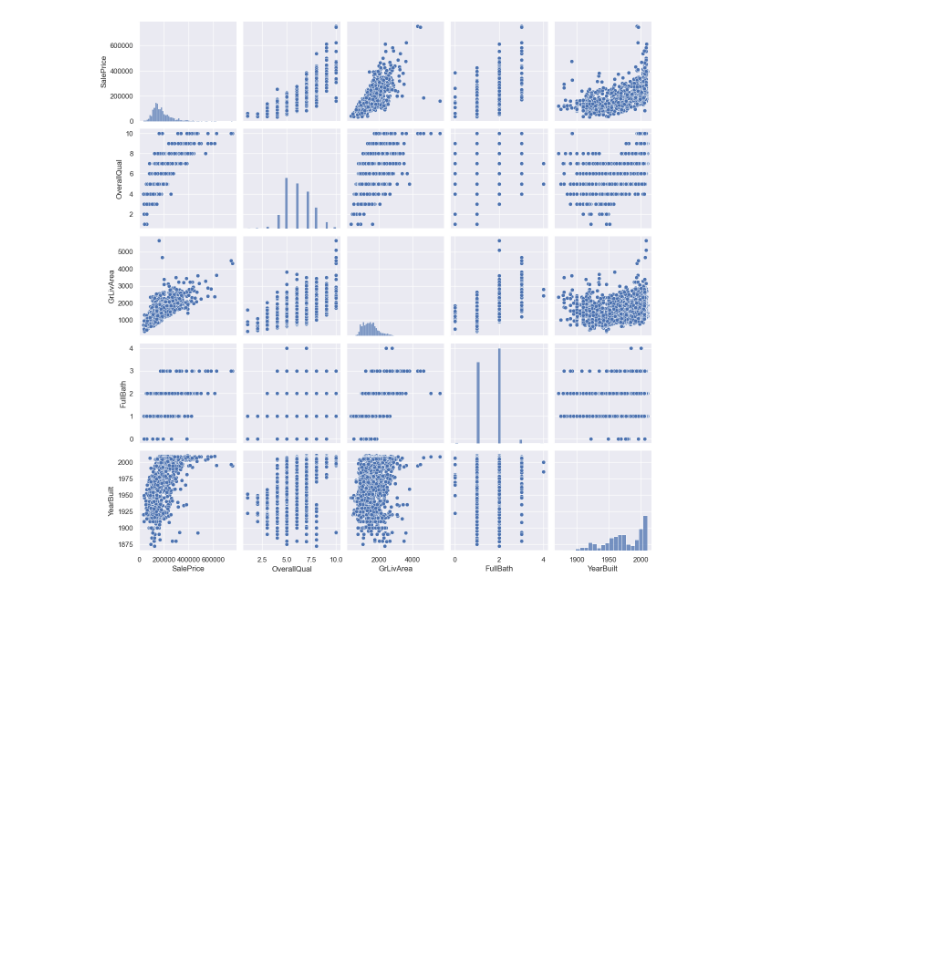
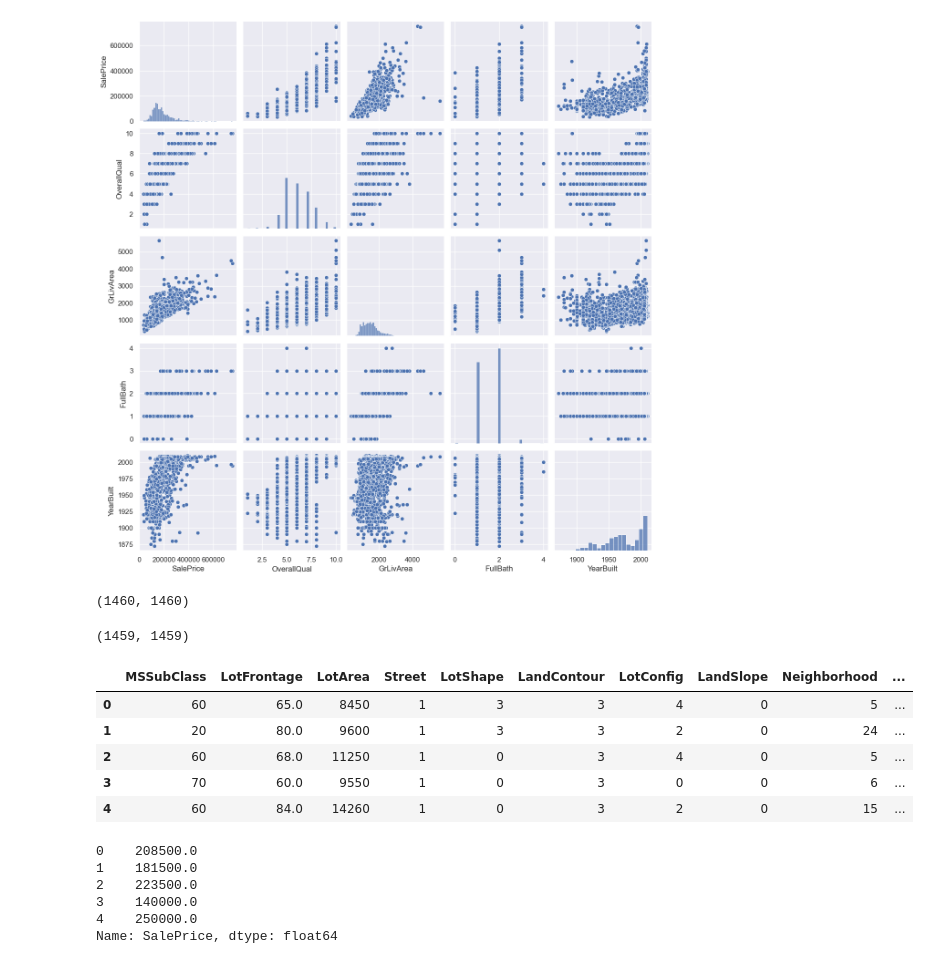
Before and after one commit to nawafalhu/Kaggle-Competitions, a Jupyter notebook: Houes-Price.ipynb, the cells around one changed output. Saved outputs shown, nothing was run; the diff lists cells and outputs as text; code cells hidden in the pictures; blank space fills up the shorter version.

Commit message:
training the model

```diff
--- a/Houes-Price.ipynb
+++ b/Houes-Price.ipynb
@@ -316,0 +314,41 @@ plt.show();
+# %%
+categorical_data = [col for col in df.columns if df[col].dtype == 'object']
+
+from sklearn.preprocessing import LabelEncoder
+encoder = LabelEncoder()
+for column in categorical_data:
+    df[column] = encoder.fit_transform(df[column].astype(str))
+# %%
+train_df = df[:len(train)]
+test_df = df[len(test) + 1:]
+# %%
+len(train_df), len(train)
+# %% [output]
+(1460, 1460)
+# %%
+len(test_df), len(test)
+# %% [output]
+(1459, 1459)
+# %%
+X = train_df.drop(['SalePrice', 'Id'], axis=1)
+y = train_df['SalePrice']
+
+X_test = test_df.drop(['SalePrice', 'Id'], axis=1)
+# %%
+X.head()
+# %% [output]
+|  | MSSubClass | LotFrontage | LotArea | Street | LotShape | LandContour | LotConfig | LandSlope | Neighborhood | ... |
+| 0 | 60 | 65.0 | 8450 | 1 | 3 | 3 | 4 | 0 | 5 | ... |
+| 1 | 20 | 80.0 | 9600 | 1 | 3 | 3 | 2 | 0 | 24 | ... |
+| 2 | 60 | 68.0 | 11250 | 1 | 0 | 3 | 4 | 0 | 5 | ... |
+| 3 | 70 | 60.0 | 9550 | 1 | 0 | 3 | 0 | 0 | 6 | ... |
+| 4 | 60 | 84.0 | 14260 | 1 | 0 | 3 | 2 | 0 | 15 | ... |
+# %%
+y.head()
+# %% [output]
+0    208500.0
+1    181500.0
+2    223500.0
+3    140000.0
+4    250000.0
+Name: SalePrice, dtype: float64
```
Also changed, not shown: parts of 18 cells of this notebook.
